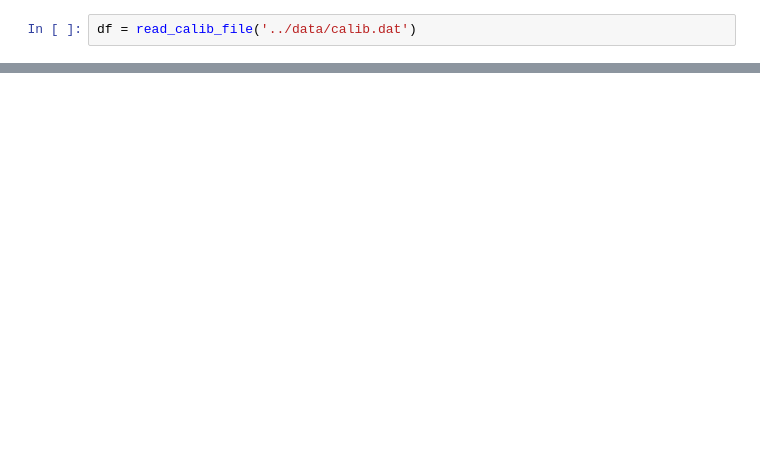
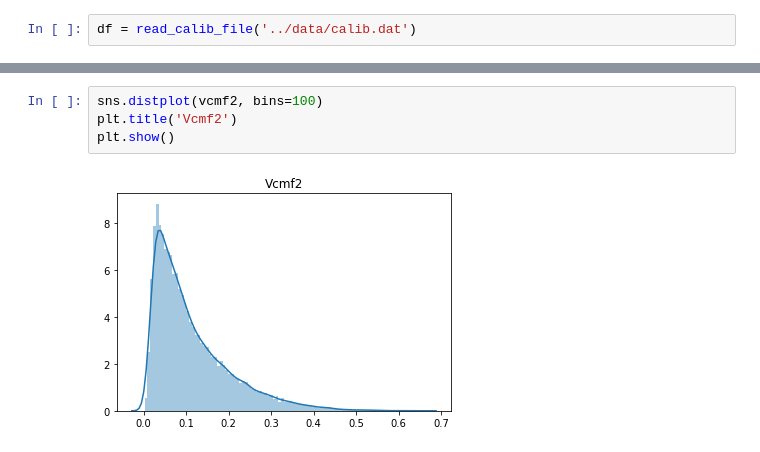
Before and after one commit to guimarais/PATA, a Jupyter notebook: notebooks/Test_read_functions.ipynb, the cells around one changed output, grey strips where cells are left out. Drawn from its saved outputs; the diff is of its cells as text; blank space fills up the shorter version.

```diff
--- a/notebooks/Test_read_functions.ipynb
+++ b/notebooks/Test_read_functions.ipynb
@@ -19,0 +71,6 @@ df.head()
+# %%
+sns.distplot(vcmf2, bins=100)
+plt.title('Vcmf2')
+plt.show()
+# %% [output]
+[figure, added]
```
Also changed, not shown: parts of 34 cells of this notebook, 4 other files.
